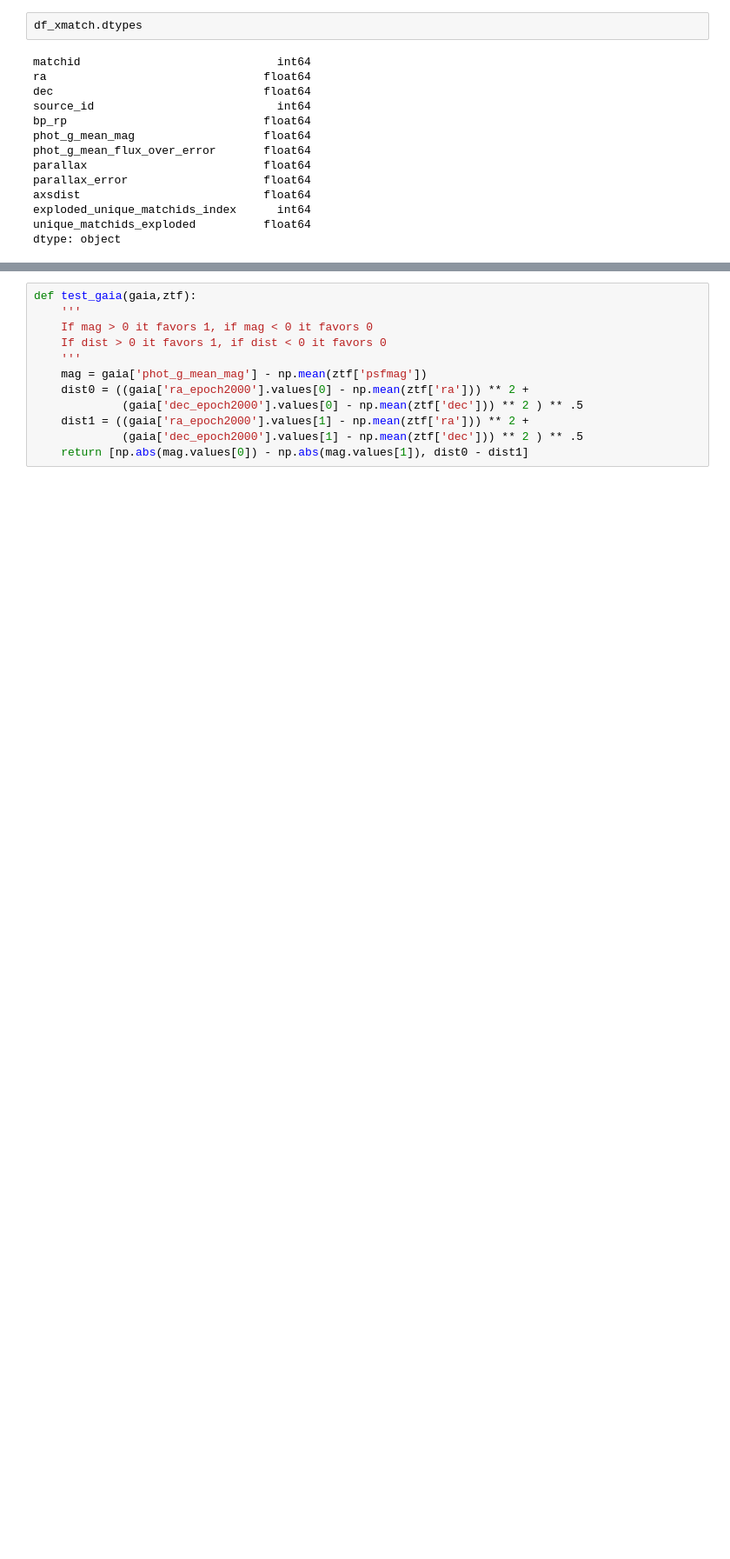
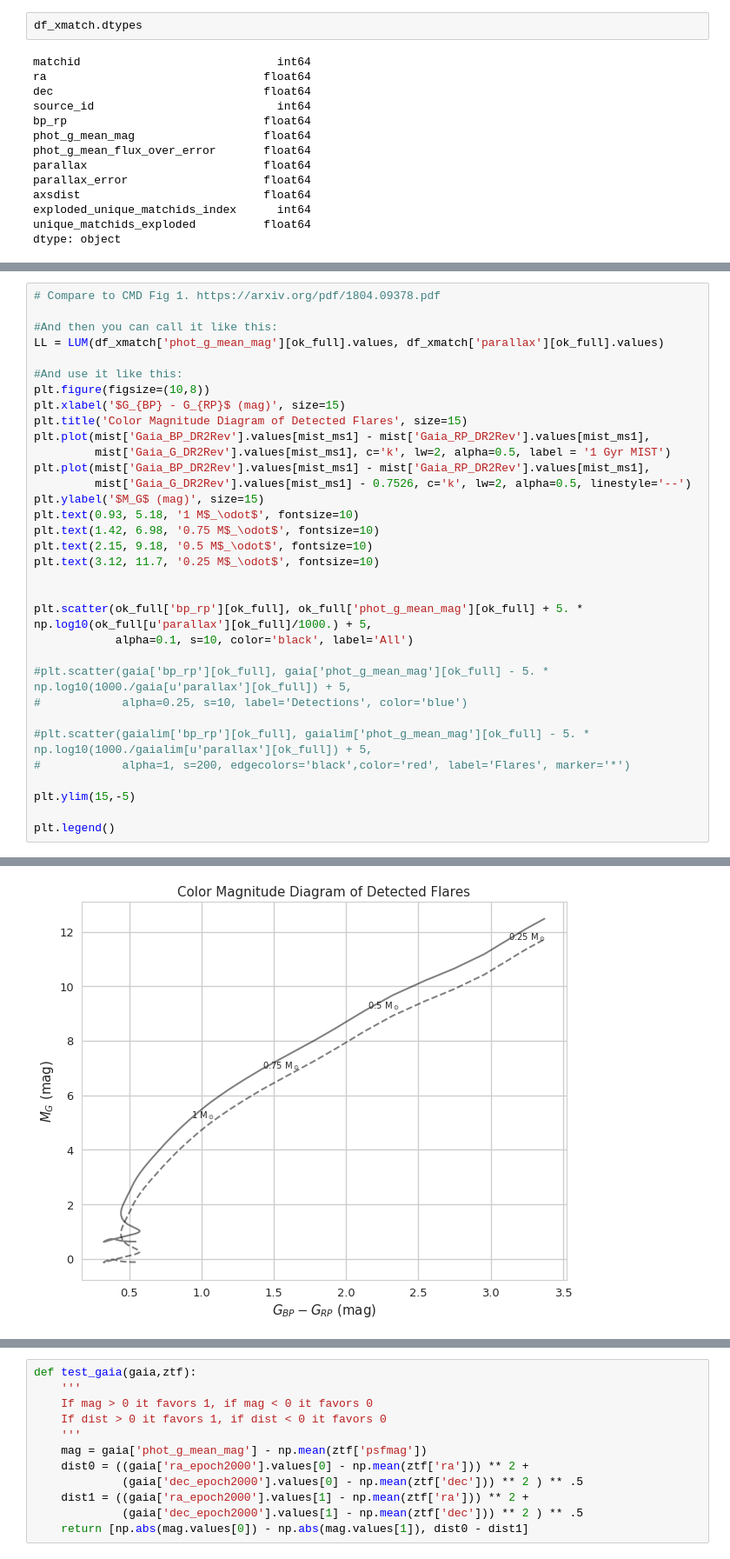
Before and after one commit to courtk32/stellar_flares, a Jupyter notebook: Flare_Analysis_All_Stats.ipynb, the cells around one changed output, grey strips where cells are left out. Shown at 87% size. Saved outputs shown, nothing was run; the diff lists cells and outputs as text; blank space fills up the shorter version.

```diff
--- a/Flare_Analysis_All_Stats.ipynb
+++ b/Flare_Analysis_All_Stats.ipynb
@@ -621,0 +385,34 @@ sources, sourcedata, transients, transientdata = mf.loaddata('../epyc/data/ztf_m
+# %%
+# Compare to CMD Fig 1. https://arxiv.org/pdf/1804.09378.pdf
+
+#And then you can call it like this:
+LL = LUM(df_xmatch['phot_g_mean_mag'][ok_full].values, df_xmatch['parallax'][ok_full].values)
+
+#And use it like this:
+plt.figure(figsize=(10,8))
+plt.xlabel('$G_{BP} - G_{RP}$ (mag)', size=15)
+plt.title('Color Magnitude Diagram of Detected Flares', size=15)
+plt.plot(mist['Gaia_BP_DR2Rev'].values[mist_ms1] - mist['Gaia_RP_DR2Rev'].values[mist_ms1],
+         mist['Gaia_G_DR2Rev'].values[mist_ms1], c='k', lw=2, alpha=0.5, label = '1 Gyr MIST')
+plt.plot(mist['Gaia_BP_DR2Rev'].values[mist_ms1] - mist['Gaia_RP_DR2Rev'].values[mist_ms1],
+         mist['Gaia_G_DR2Rev'].values[mist_ms1] - 0.7526, c='k', lw=2, alpha=0.5, linestyle='--')
+plt.ylabel('$M_G$ (mag)', size=15)
+plt.text(0.93, 5.18, '1 M$_\odot$', fontsize=10)
+plt.text(1.42, 6.98, '0.75 M$_\odot$', fontsize=10)
+plt.text(2.15, 9.18, '0.5 M$_\odot$', fontsize=10)
+plt.text(3.12, 11.7, '0.25 M$_\odot$', fontsize=10)
+
+
+plt.scatter(ok_full['bp_rp'][ok_full], ok_full['phot_g_mean_mag'][ok_full] + 5. * np.log10(ok_full[u'parallax'][ok_full]/1000.) + 5,
+            alpha=0.1, s=10, color='black', label='All')
+
+#plt.scatter(gaia['bp_rp'][ok_full], gaia['phot_g_mean_mag'][ok_full] - 5. * np.log10(1000./gaia[u'parallax'][ok_full]) + 5,
+#            alpha=0.25, s=10, label='Detections', color='blue')
+
+#plt.scatter(gaialim['bp_rp'][ok_full], gaialim['phot_g_mean_mag'][ok_full] - 5. * np.log10(1000./gaialim[u'parallax'][ok_full]) + 5,
+#            alpha=1, s=200, edgecolors='black',color='red', label='Flares', marker='*')
+
+plt.ylim(15,-5)
+
+plt.legend()
+# %% [output]
@@ -621,0 +426 @@ sources, sourcedata, transients, transientdata = mf.loaddata('../epyc/data/ztf_m
+[figure, added]
```
Also changed, not shown: parts of 80 cells of this notebook.
